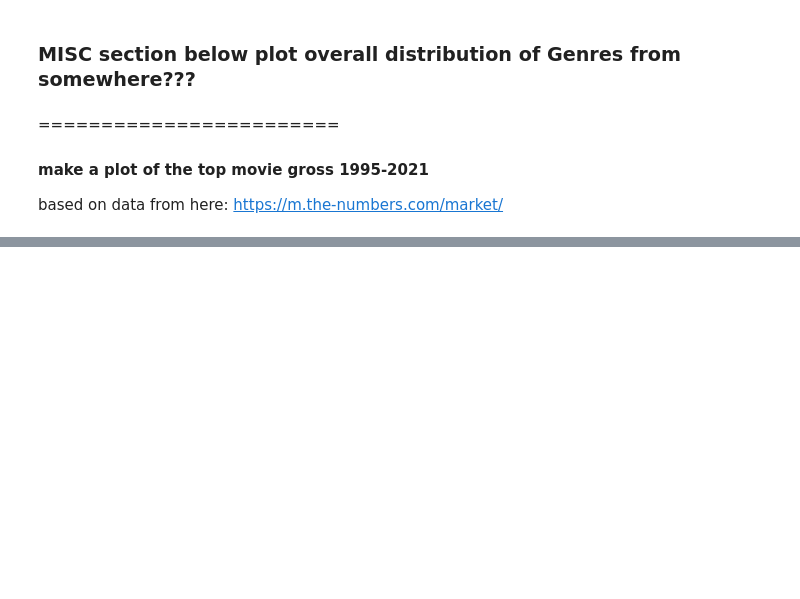
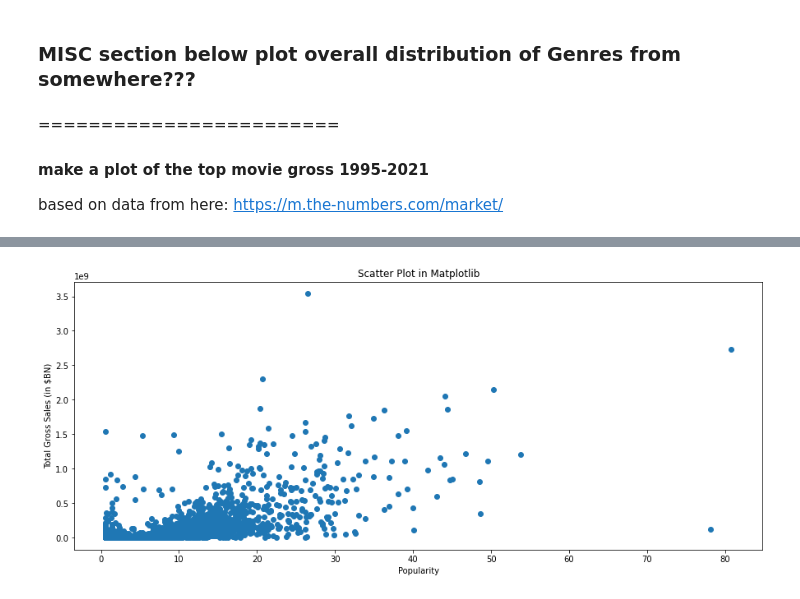
Before and after one commit to john-c-simmons/microsoft_film_reccomendation, a Jupyter notebook: Movie_analysis_screening06-08.ipynb, the cells around one changed output, grey strips where cells are left out. Saved outputs shown, nothing was run; the diff lists cells and outputs as text; code cells hidden in the pictures; blank space fills up the shorter version.

```diff
--- a/Movie_analysis_screening06-08.ipynb
+++ b/Movie_analysis_screening06-08.ipynb
@@ -359,0 +390,7 @@ gross_plot;
+# %%
+df = pd.read_sql('''SELECT tn.release_date, movie, production_budget, domestic_gross, worldwide_gross, popularity, title
+                 FROM tn_movie_budgets AS tn
+                 JOIN tmdb_movies AS tmdb_mov
+                 ON tn.movie =
+                 tmdb_mov.title
+                 ;''', conn)
@@ -359,0 +424,11 @@ gross_plot;
+# %%
+df['production_budget'] = df['production_budget'].str.replace(',', '')
+df['production_budget'] = df['production_budget'].str.replace('$', '')
+df['production_budget'] = df['production_budget'].apply(pd.to_numeric)
+df['domestic_gross'] = df['domestic_gross'].str.replace(',', '')
+df['domestic_gross'] = df['domestic_gross'].str.replace('$', '')
+df['domestic_gross'] = df['domestic_gross'].apply(pd.to_numeric)
+df['worldwide_gross'] = df['worldwide_gross'].str.replace(',', '')
+df['worldwide_gross'] = df['worldwide_gross'].str.replace('$', '')
+df['worldwide_gross'] = df['worldwide_gross'].apply(pd.to_numeric)
+df.info()
@@ -359,0 +450,4 @@ gross_plot;
+# %%
+df = df.groupby('movie').max()
+df.info()
+#1,924 records
@@ -359,0 +470,3 @@ gross_plot;
+# %%
+df['total_gross'] = df['domestic_gross'] + df['worldwide_gross']
+df['net_profit'] = df['worldwide_gross'] - df['production_budget']
@@ -359,0 +483,8 @@ gross_plot;
+# %%
+fig, ax = plt.subplots(figsize=(15,6))
+ax.scatter(df.popularity, df.total_gross);
+ax.set_title("Scatter Plot in Matplotlib")
+ax.set_xlabel("Popularity")
+ax.set_ylabel("Total Gross Sales (in $BN)");
+# %% [output]
+[figure, added]
```
Also changed, not shown: parts of 13 cells of this notebook.
